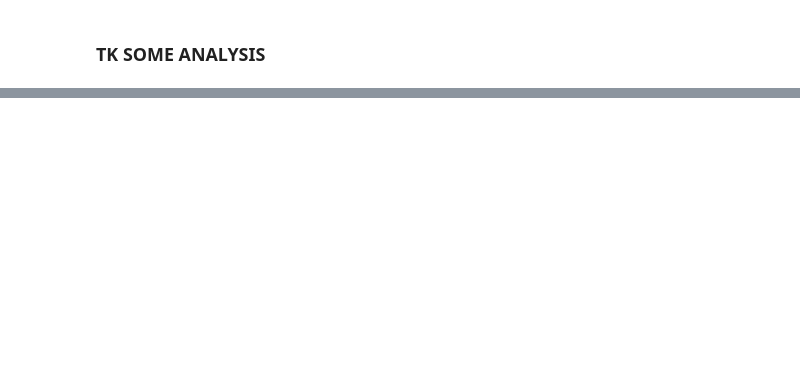
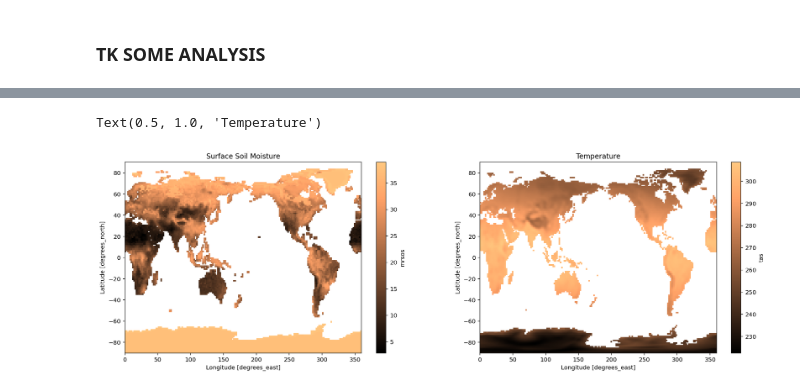
Before and after one commit to zentouro/rces-final, a Jupyter notebook: final_project.ipynb, the cells around one changed output, grey strips where cells are left out. Cells and saved outputs as stored; diff of their text form; code cells hidden in the pictures; blank space fills up the shorter version.

```diff
--- a/final_project.ipynb
+++ b/final_project.ipynb
@@ -334,0 +576,18 @@ def corrrelation(x, y, dims=None):
+# %%
+df_access_mrsos = df.query("experiment_id == '1pctCO2' & variable_id == 'mrsos' & table_id == 'Lmon' & source_id == 'ACCESS-CM2' & member_id == 'r1i1p1f1'")
+df_access_tas = df.query("experiment_id == '1pctCO2' & variable_id == 'tas' & table_id == 'Amon' & source_id == 'ACCESS-CM2' & member_id == 'r1i1p1f1'")
+
+ds_access_mrsos = load_data(df_access_mrsos)
+ds_access_tas = load_data(df_access_tas)
+# %%
+mask = regionmask.defined_regions.natural_earth.land_110.mask(ds_access_mrsos)
+# %%
+fig, ax = plt.subplots(ncols = 2, figsize = (20, 6))
+ds_access_mrsos.mrsos.mean(dim = 'time').plot(cmap = 'copper', ax = ax[0])
+ax[0].set_title("Surface Soil Moisture")
+
+ds_access_tas.where(mask == 0).tas.mean(dim = 'time').plot(cmap = 'copper', ax = ax[1])
+ax[1].set_title("Temperature")
+# %% [output]
+Text(0.5, 1.0, 'Temperature')
+[figure, added]
```
Also changed, not shown: parts of 53 cells of this notebook.
